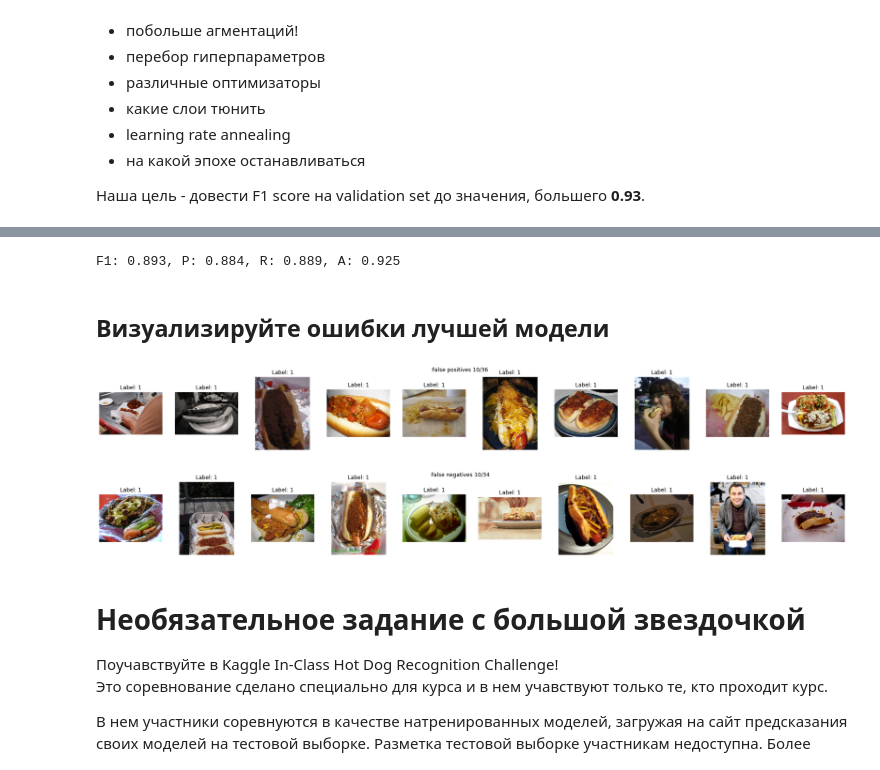
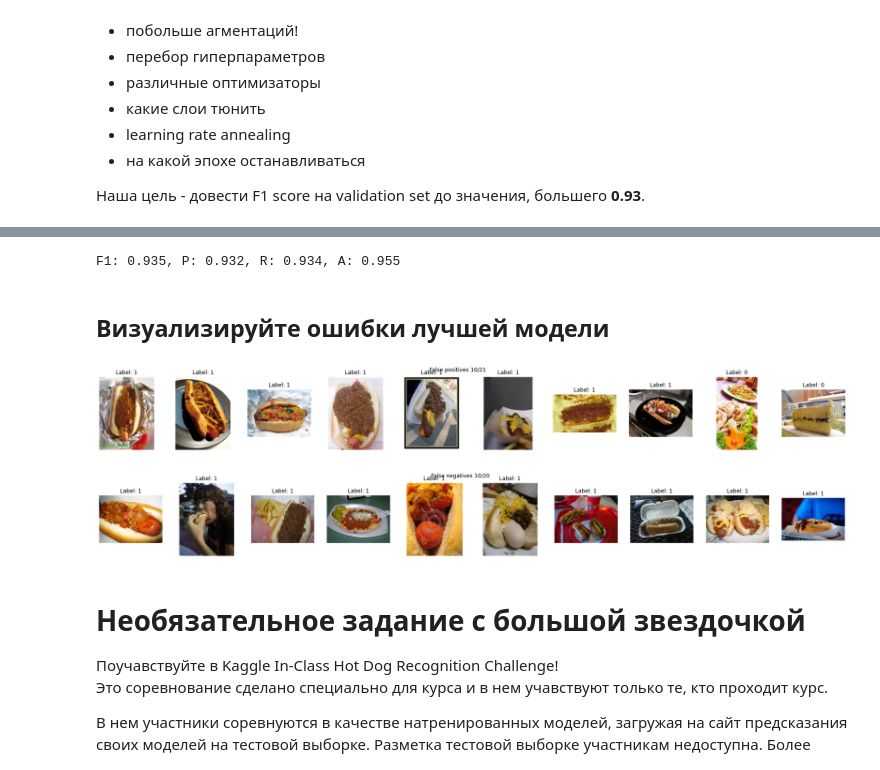
Before and after one commit to Altair200333/DLCourseNSU, a Jupyter notebook: assignment4/HotdogOrNot.ipynb, the cells around one changed output, grey strips where cells are left out. Saved outputs shown, nothing was run; the diff lists cells and outputs as text; code cells hidden in the pictures.

```diff
--- a/assignment4/HotdogOrNot.ipynb
+++ b/assignment4/HotdogOrNot.ipynb
@@ -580,11 +631,11 @@ model.to(device)
 
 loss = nn.CrossEntropyLoss()
 optimizer = optim.SGD([
-                    {'params': old_params, 'lr': 0.0001},
-                    {'params': new_params, 'lr': 0.001}
+                    {'params': old_params, 'lr': 0.0002},
+                    {'params': new_params, 'lr': 0.002}
                 ], lr=1e-2, momentum=0.9)
 
 sheduler = optim.lr_scheduler.ReduceLROnPlateau(optimizer , factor = 0.5 , patience= 2 , verbose= True)
 # %%
-loss_history, train_history, val_history = train_model(model, train_loader, val_loader, loss, optimizer, 100, sheduler)
+loss_history, train_history, val_history, b_mod = train_model_v2(model, train_loader, val_loader, loss, optimizer, 9, sheduler)
 # %% [output]
@@ -612,27 +655,28 @@ plotResults(loss_history, train_history, val_history)
 # %%
 # TODO: Train your best model!
+model.load_state_dict(b_mod)
 best_model = model
 # %%
 # Let's check how it performs on validation set!
-predictions, ground_truth = evaluate_model(best_model, dataset_train, val_indices)
+predictions, ground_truth = evaluate_model(best_model, train_dataset, val_indices)
 precision, recall, f1, acc = binary_classification_metrics(predictions, ground_truth)
 print("F1: %4.3f, P: %4.3f, R: %4.3f, A: %4.3f" % (precision, recall, f1, acc))
 
 # TODO: Visualize training curve for the best model
 # %% [output]
-F1: 0.893, P: 0.884, R: 0.889, A: 0.925
+F1: 0.935, P: 0.932, R: 0.934, A: 0.955
 # %% [markdown]
 ## Визуализируйте ошибки лучшей модели
 # %%
 # TODO Visualize false positives and false negatives of the best model on the validation set
-false_positive_indices = np.where((predictions != gt) & (predictions == 1) & (gt == 0))[0]
+false_positive_indices = np.where((predictions != gt) & (predictions == 0) & (gt == 1))[0]
 visualize_samples(orig_dataset, false_positive_indices, "False positives")
 
-false_negatives_indices = np.where((predictions != gt) & (predictions == 0) & (gt == 1))[0]
+false_negatives_indices = np.where((predictions != gt) & (predictions == 1) & (gt == 0))[0]
 visualize_samples(orig_dataset, false_negatives_indices, "False negatives")
 # %% [output]
-[figure, old version]
+[figure, new version]
-[figure, old version]
+[figure, new version]
 # %% [markdown]
 # Необязательное задание с большой звездочкой
 
```
Also changed, not shown: parts of 8 cells of this notebook.
